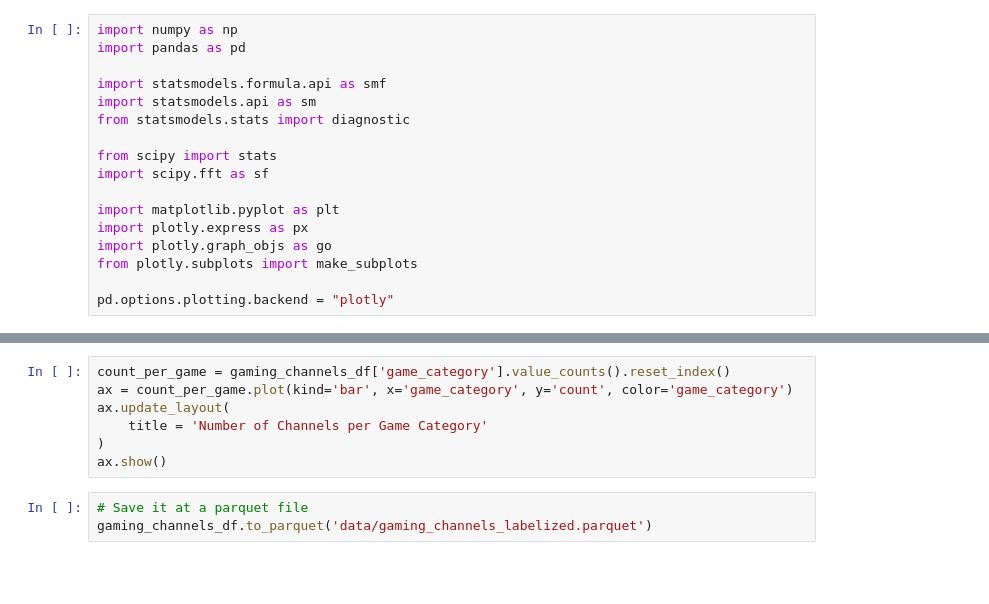
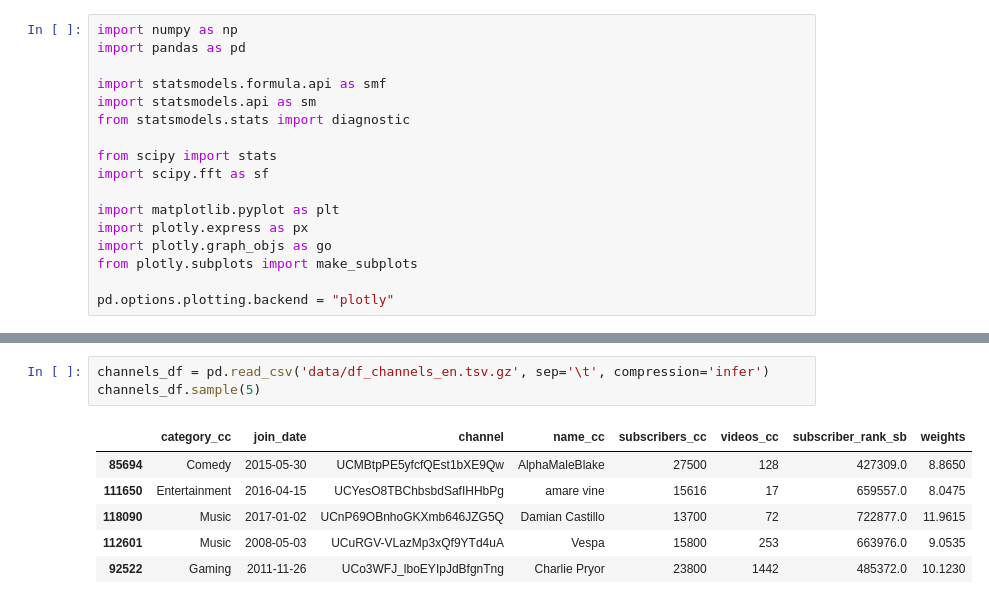
Before and after one commit to epfl-ada/ada-2023-project-analyticavengers2023, a Jupyter notebook: preprocessing.ipynb, the cells around one changed output, grey strips where cells are left out. Drawn from its saved outputs; the diff is of its cells as text; blank space fills up the shorter version.

```diff
--- a/preprocessing.ipynb
+++ b/preprocessing.ipynb
@@ -72,10 +67,10 @@ display(gaming_channels_df)
-# %%
-count_per_game = gaming_channels_df['game_category'].value_counts().reset_index()
-ax = count_per_game.plot(kind='bar', x='game_category', y='count', color='game_category')
-ax.update_layout(
-    title = 'Number of Channels per Game Category'
-)
-ax.show()
-# %%
-# Save it at a parquet file
-gaming_channels_df.to_parquet('data/gaming_channels_labelized.parquet')
+# %%
+channels_df = pd.read_csv('data/df_channels_en.tsv.gz', sep='\t', compression='infer')
+channels_df.sample(5)
+# %% [output]
+|  | category_cc | join_date | channel | name_cc | subscribers_cc | videos_cc | subscriber_rank_sb | weights |
+| 85694 | Comedy | 2015-05-30 | UCMBtpPE5yfcfQEst1bXE9Qw | AlphaMaleBlake | 27500 | 128 | 427309.0 | 8.8650 |
+| 111650 | Entertainment | 2016-04-15 | UCYesO8TBChbsbdSafIHHbPg | amare vine | 15616 | 17 | 659557.0 | 8.0475 |
+| 118090 | Music | 2017-01-02 | UCnP69OBnhoGKXmb646JZG5Q | Damian Castillo | 13700 | 72 | 722877.0 | 11.9615 |
+| 112601 | Music | 2008-05-03 | UCuRGV-VLazMp3xQf9YTd4uA | Vespa | 15800 | 253 | 663976.0 | 9.0535 |
+| 92522 | Gaming | 2011-11-26 | UCo3WFJ_lboEYIpJdBfgnTng | Charlie Pryor | 23800 | 1442 | 485372.0 | 10.1230 |
```
Also changed, not shown: parts of 17 cells of this notebook, 2 other files.
